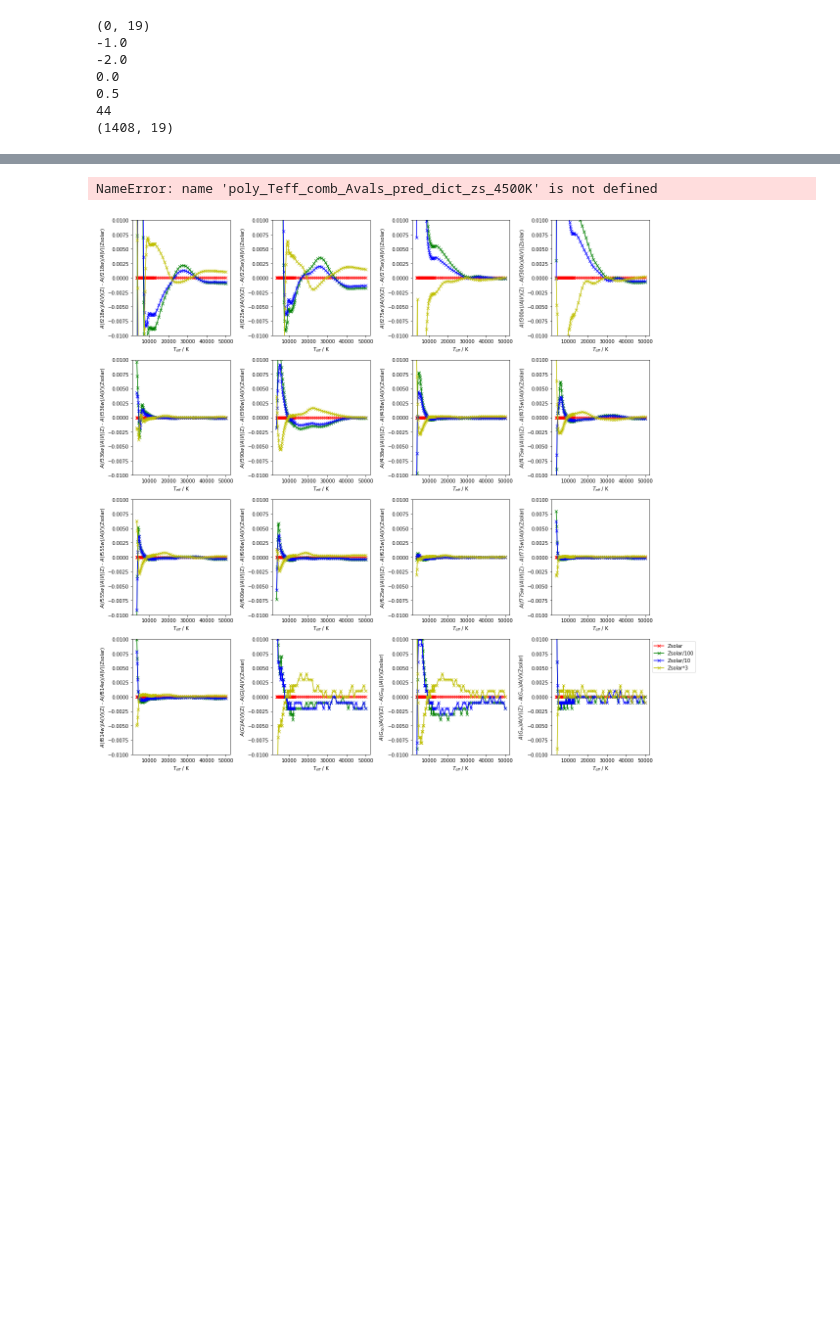
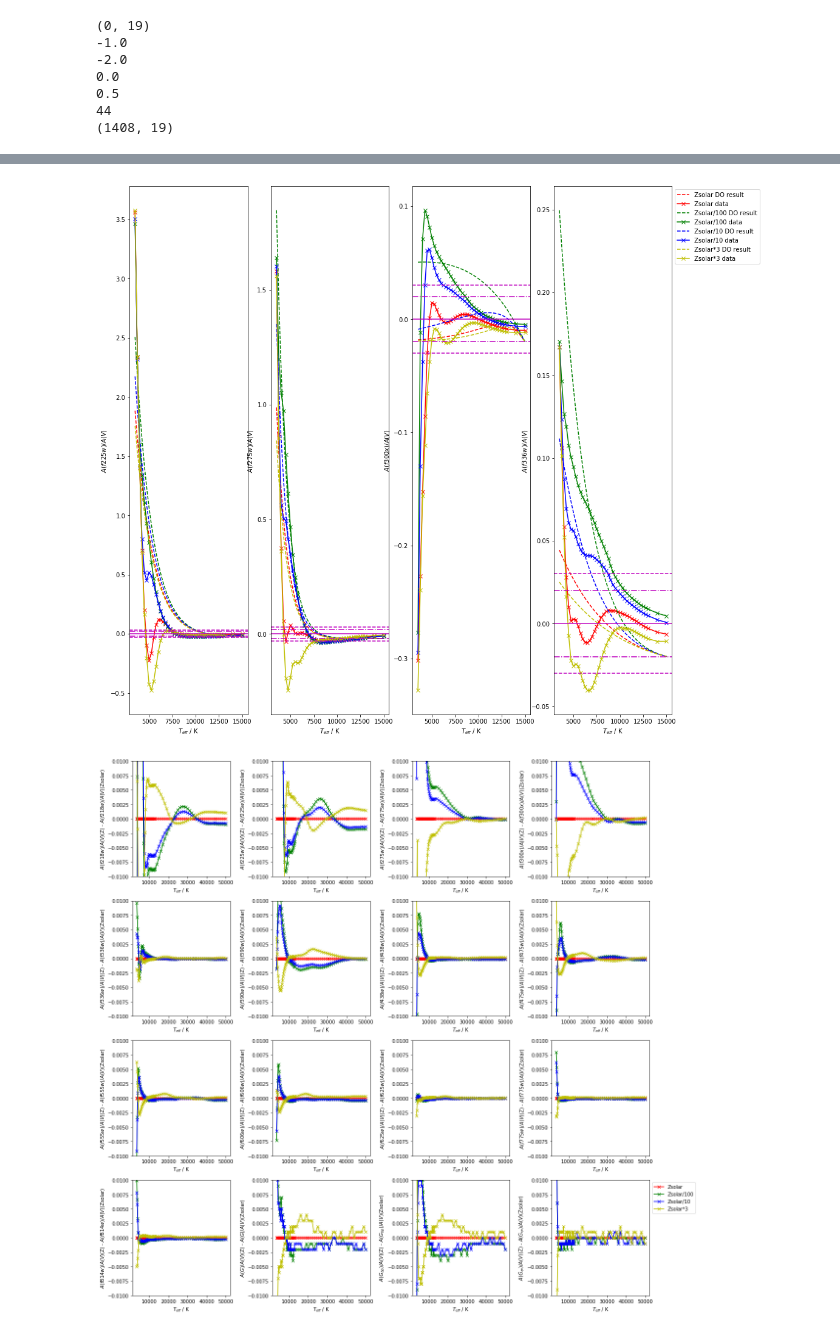
Before and after one commit to AlexlwAstro/phd_work, a Jupyter notebook: gaia_spectra_plots.ipynb, the cells around one changed output, grey strips where cells are left out. Cells and saved outputs as stored; diff of their text form; code cells hidden in the pictures; blank space fills up the shorter version.

Commit message:
Progress at last, refine with sigmas, try to find underdamped results

```diff
--- a/gaia_spectra_plots.ipynb
+++ b/gaia_spectra_plots.ipynb
@@ -2447 +2473,66 @@ Covariance matrix:
 "\ndosc_comb_R2_coeffs_dict_zs_Teff_4500, dosc_comb_R2_cov_dict_zs_Teff_4500 = all_params_combined_coeffs_calc('damped_osc_coeffs_comb_R2_zs_4500_50000.txt',comb_logg_zs_4500K_diff,damped_oscillator_g ...
+# %%
+# DAMPED OSCILLATOR PLOTS
+
+print type(R1_residuals_zs_15000K)
+for key in sorted(R1_residuals_zs_15000K.iterkeys()):
+    print key
+print '\n'
+# break up big_data_arr by Z values for plotting
+zs_results = np.array([], dtype=np.float64).reshape(0,19)
+z1_results = np.array([], dtype=np.float64).reshape(0,19)
+z2_results = np.array([], dtype=np.float64).reshape(0,19)
+zh_results = np.array([], dtype=np.float64).reshape(0,19)
+
+z1_results,z2_results,zs_results,zh_results = np.split(big_data_arr,np.where(np.diff(big_data_arr[:,2]))[0]+1)
+
+print z1_results[0,2],z2_results[0,2],zs_results[0,2],zh_results[0,2]
+print z1_results.shape,z2_results.shape,zs_results.shape,zh_results.shape
+# get arrays of fixed log(g) using grid_vals_dict, as when processing the original data files
+R2_z1_dict,z1_gvals = grid_vals_dict(z1_results,2)
+R2_z2_dict,z2_gvals = grid_vals_dict(z2_results,2)
+R2_zs_dict,zs_gvals = grid_vals_dict(zs_results,2)
+R2_zh_dict,zh_gvals = grid_vals_dict(zh_results,2)
+
+keyval = '5.0'
+zs_data_arr = R2_zs_dict[keyval]
+z2_data_arr = R2_z2_dict[keyval]
+z1_data_arr = R2_z1_dict[keyval]
+zh_data_arr = R2_zh_dict[keyval]
+
+fig,dax = plt.subplots(nrows=1,ncols=4,figsize=(16, 16))
+dax = dax.ravel()
+# len(big_data_arr[0,:])
+
+for i in range(3,7):
+    coeffs_i = R2_coeffs_filterwise[i-3]
+    result_curve_zs = damped_oscillator_gZ((zs_data_arr[:,0],zs_data_arr[:,1],zs_data_arr[:,2]), R2_Tmax, *coeffs_i)
+    result_curve_z1 = damped_oscillator_gZ((z1_data_arr[:,0],z1_data_arr[:,1],z1_data_arr[:,2]), R2_Tmax, *coeffs_i)
+    result_curve_z2 = damped_oscillator_gZ((z2_data_arr[:,0],z2_data_arr[:,1],z2_data_arr[:,2]), R2_Tmax, *coeffs_i)
+    result_curve_zh = damped_oscillator_gZ((zh_data_arr[:,0],zh_data_arr[:,1],zh_data_arr[:,2]), R2_Tmax, *coeffs_i)
+
+    dax[i-3].plot(zs_data_arr[:,0],result_curve_zs,'r',linestyle='--',label='Zsolar DO result')
+    dax[i-3].plot(zs_data_arr[:,0],zs_data_arr[:,i],'r',linestyle='-',marker='x',label='Zsolar data')
+    dax[i-3].plot(zs_data_arr[:,0],result_curve_z2,'g',linestyle='--',label='Zsolar/100 DO result')
+    dax[i-3].plot(z2_data_arr[:,0],z2_data_arr[:,i],'g',marker='x',label='Zsolar/100 data')
+    dax[i-3].plot(zs_data_arr[:,0],result_curve_z1,'b',linestyle='--',label='Zsolar/10 DO result')
+    dax[i-3].plot(z1_data_arr[:,0],z1_data_arr[:,i],'b',marker='x',label='Zsolar/10 data')
+    dax[i-3].plot(zs_data_arr[:,0],result_curve_zh,'y',linestyle='--',label='Zsolar*3 DO result')
+    dax[i-3].plot(zh_data_arr[:,0],zh_data_arr[:,i],'y',marker='x',label='Zsolar*3 data')
+    dax[i-3].set_xlabel(var_names_comb[0])
+    dax[i-3].set_ylabel(var_names_comb[i])
+    dax[i-3].axhline(y=0,color='m')
+    dax[i-3].axhline(y=0.03,color='m',linestyle='--')
+    dax[i-3].axhline(y=-0.03,color='m',linestyle='--')
+    dax[i-3].axhline(y=0.02,color='m',linestyle='-.')
+    dax[i-3].axhline(y=-0.02,color='m',linestyle='-.')
+plt.legend(loc='upper left', bbox_to_anchor=(1.0, 1.0))
+plt.show()
+#fig.savefig('dosc_R2_plots_1st_4filters_logg_0p0.pdf')
+
+# NOTE:
+# zeta = a*(5.0-gdata) + b*zdata + c
+# s = -d*( zeta + 1.0j*np.sqrt(1-zeta**2) )
+# new_var = (k*(Tcut - Tdata))*np.exp(s*(Tcut-Tdata)) + r
+# Format below: [a,b,c,d,k,r]
+# %% [output]
@@ -2448,15 +2556,14 @@ Covariance matrix:
+[figure, added]
 # %%
 # FINAL WRITING-OUT CELL!!!!
 #combined_effects_plot_write(comb_dict_zs_4500K,Teff_comb_Avals_pred_dict_zs_4500K,combined_Avals_pred_dict_zs_4500K,'solar','HubWFC','Hub_graphs','4500K_combined_TG_8000K',comb_filter_str,best_fits_filterwise,0.02)#,4500,10000)
 
 #combined_effects_plot_write(comb_dict_zs_4500K,ind_Teff_comb_Avals_pred_dict_zs_4500K,ind_combined_Avals_pred_dict_zs_4500K,'solar','HubWFC','Hub_graphs','4500K_combined_TG_8000K_ind',comb_filter_str,best_fits_filterwise,0.02)
 
-combined_effects_plot_write(comb_dict_zs_4500K,poly_Teff_comb_Avals_pred_dict_zs_4500K,poly_combined_Avals_pred_dict_zs_4500K,'solar','HubWFC','Hub_graphs','4500K_combined_TG_8000K_poly',comb_filter_str,best_fits_filterwise,0.02)
+#combined_effects_plot_write(comb_dict_zs_4500K,poly_Teff_comb_Avals_pred_dict_zs_4500K,poly_combined_Avals_pred_dict_zs_4500K,'solar','HubWFC','Hub_graphs','4500K_combined_TG_8000K_poly',comb_filter_str,best_fits_filterwise,0.02)
 
-print 'END OF FINAL WRITE-OUT!!!'
+#print 'END OF FINAL WRITE-OUT!!!'
 #_sim
-# %% [output]
-NameError: name 'poly_Teff_comb_Avals_pred_dict_zs_4500K' is not defined
 # %%
 fig,zax = plt.subplots(nrows=4,ncols=4,figsize=(16, 16))
 zax = zax.ravel()
```
Also changed, not shown: parts of 5 cells of this notebook, 1 other file.
